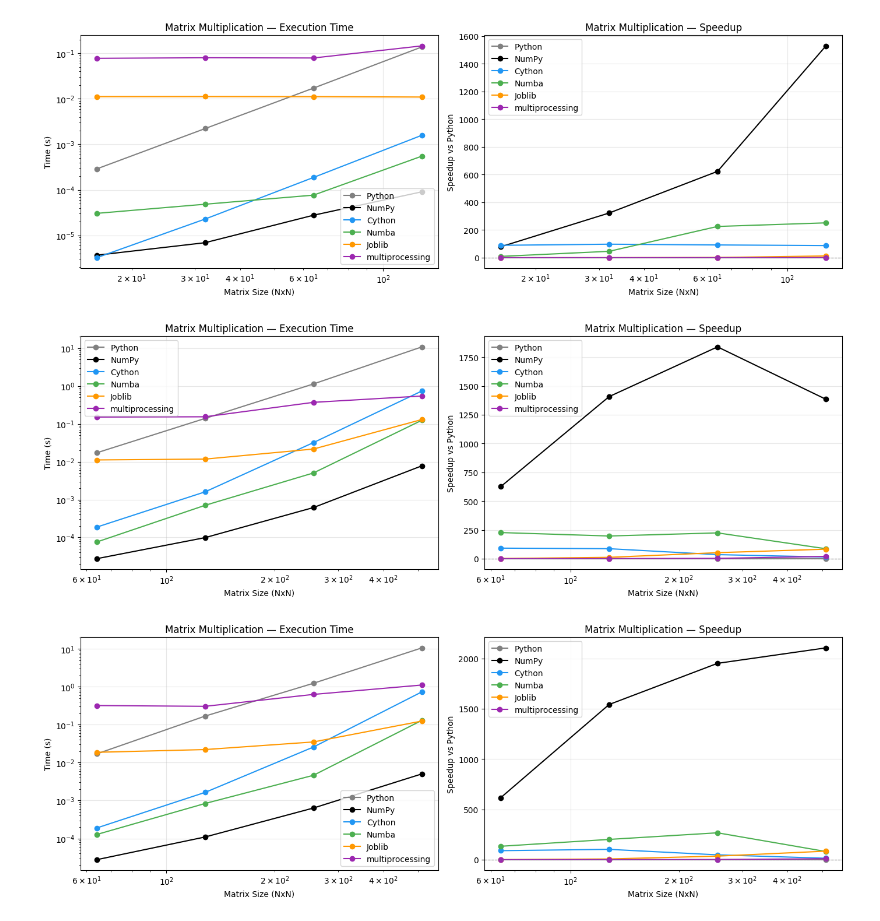
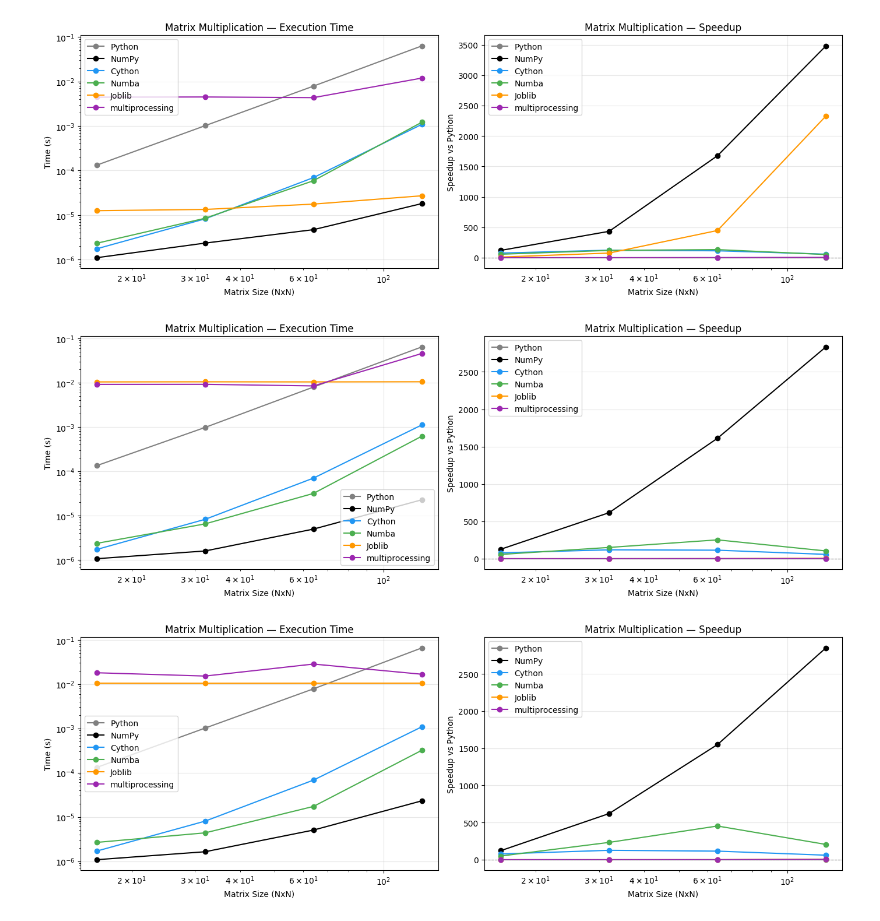
Before and after one commit to healthypunk/dss_experiments, a Jupyter notebook: mat_mul.ipynb, the cells around one changed output. Drawn from its saved outputs; the diff is of its cells as text; code cells hidden in the pictures.

```diff
--- a/mat_mul.ipynb
+++ b/mat_mul.ipynb
@@ -53,26 +69,29 @@ def mat_mult_numba(a,b):
 # %%
 %%cython
 # code adapted from https://le.qun.ch/en/blog/cython/
+from cython.parallel import prange
 import numpy as np
 cimport numpy as cnp
 cimport cython
 
 @cython.boundscheck(False)
 @cython.wraparound(False)
-def mat_mult_cython(cnp.ndarray[cnp.float64_t, ndim=2] a, cnp.ndarray[cnp.float64_t, ndim=2] b):
+def mat_mult_cython(cnp.ndarray[cnp.float64_t, ndim=2] a, cnp.ndarray[cnp.float64_t, ndim=2] b, int n_threads=1):
     cdef cnp.ndarray[cnp.float64_t, ndim=2] c
     cdef int n, p, m
-    cdef cnp.float64_t s
+    #cdef cnp.float64_t s
+    cdef double[:, :] av = a, bv = b, cv
     if a.shape[1] != b.shape[0]:
         raise ValueError('shape not matched')
     n, p, m = a.shape[0], a.shape[1], b.shape[1]
     c = np.zeros((n, m), dtype=np.float64)
-    for i in range(n):
-        for j in range(m):
-            s = 0
-            for k in range(p):
-                s += a[i, k] * b[k, j]
-            c[i, j] = s
+    cv = c
+    with nogil:
+        for i in prange(n, num_threads=n_threads, schedule='static'):
+            for j in range(m):
+                cv[i,j] = 0
+                for k in range(p):
+                    cv[i,j] += a[i, k] * b[k, j]
     return c
 # %%
 
@@ -116,16 +137,16 @@ for n in sizes:
     t = %timeit -o -q -n 20 mat_mult_np(a64, b64)
     results['NumPy'].append(t.best)
 
-    t = %timeit -o -q -n 20 mat_mult_cython(a64, b64)
+    t = %timeit -o -q -n 20 mat_mult_cython(a64, b64, 1)
     results['Cython'].append(t.best)
 
     t = %timeit -o -q -n 20 mat_mult_numba(a64, b64)
     results['Numba'].append(t.best)
 
-    t = %timeit -o -q -n 20 mat_mult_joblib(a64, b64, 4)
+    t = %timeit -o -q -n 20 mat_mult_joblib(a64, b64, 1)
     results['Joblib'].append(t.best)
 
-    t = %timeit -o -q -n 20 mat_mult_multip(a64, b64, 4)
+    t = %timeit -o -q -n 20 mat_mult_multip(a64, b64, 1)
     results['multiprocessing'].append(t.best)
 
 # Plot
@@ -157,4 +178,4 @@ plt.tight_layout()
 plt.savefig('matmul_results_4.png', dpi=150, bbox_inches='tight')
 plt.show()
 # %% [output]
-[figure, old version]
+[figure, new version]
@@ -162,7 +185,7 @@ plt.show()
 import matplotlib.pyplot as plt
 import numpy as np
 
-sizes = [64, 128, 256, 512]
+sizes = [16, 32, 64, 128]
 libraries = ['Python', 'NumPy', 'Cython', 'Numba', 'Joblib', 'multiprocessing']
 results = {lib: [] for lib in libraries}
 
@@ -178,45 +201,45 @@ for n in sizes:
     t = %timeit -o -q -n 20 mat_mult_np(a64, b64)
     results['NumPy'].append(t.best)
 
-    t = %timeit -o -q -n 20 mat_mult_cython(a64, b64)
+    t = %timeit -o -q -n 20 mat_mult_cython(a64, b64, 2)
     results['Cython'].append(t.best)
 
     t = %timeit -o -q -n 20 mat_mult_numba(a64, b64)
     results['Numba'].append(t.best)
 
-    t = %timeit -o -q -n 20 mat_mult_joblib(a64, b64, 8)
+    t = %timeit -o -q -n 20 mat_mult_joblib(a64, b64, 2)
     results['Joblib'].append(t.best)
 
-    t = %timeit -o -q -n 20 mat_mult_multip(a64, b64, 8)
+    t = %timeit -o -q -n 20 mat_mult_multip(a64, b64, 2)
     results['multiprocessing'].append(t.best)
 
 # Plot
 fig, axes = plt.subplots(1, 2, figsize=(14, 5))
 colors = ['gray', 'black', '#2196F3', '#4CAF50', '#FF9800', '#9C27B0']
 
 # Left: execution time
 for lib, color in zip(libraries, colors):
     axes[0].loglog(sizes, results[lib], marker='o', label=lib, color=color)
 axes[0].set_xlabel('Matrix Size (NxN)')
 axes[0].set_ylabel('Time (s)')
 axes[0].set_title('Matrix Multiplication — Execution Time')
 axes[0].legend()
 axes[0].grid(True, alpha=0.3)
 
 # Right: speedup vs Python
 baseline = results['Python']
 for lib, color in zip(libraries, colors):
     speedup = [baseline[i] / results[lib][i] for i in range(len(sizes))]
     axes[1].semilogx(sizes, speedup, marker='o', label=lib, color=color)
 axes[1].axhline(1.0, linestyle='--', color='gray', linewidth=0.8)
 axes[1].set_xlabel('Matrix Size (NxN)')
 axes[1].set_ylabel('Speedup vs Python')
 axes[1].set_title('Matrix Multiplication — Speedup')
 axes[1].legend()
 axes[1].grid(True, alpha=0.3)
 
 plt.tight_layout()
 plt.savefig('matmul_results_8.png', dpi=150, bbox_inches='tight')
 plt.show()
 # %% [output]
-[figure, old version]
+[figure, new version]
@@ -224,7 +249,7 @@ plt.show()
 import matplotlib.pyplot as plt
 import numpy as np
 
-sizes = [64, 128, 256, 512]
+sizes = [16, 32, 64, 128]
 libraries = ['Python', 'NumPy', 'Cython', 'Numba', 'Joblib', 'multiprocessing']
 results = {lib: [] for lib in libraries}
 
@@ -240,16 +265,16 @@ for n in sizes:
     t = %timeit -o -q -n 20 mat_mult_np(a64, b64)
     results['NumPy'].append(t.best)
 
-    t = %timeit -o -q -n 20 mat_mult_cython(a64, b64)
+    t = %timeit -o -q -n 20 mat_mult_cython(a64, b64,4)
     results['Cython'].append(t.best)
 
     t = %timeit -o -q -n 20 mat_mult_numba(a64, b64)
     results['Numba'].append(t.best)
 
-    t = %timeit -o -q -n 20 mat_mult_joblib(a64, b64, 16)
+    t = %timeit -o -q -n 20 mat_mult_joblib(a64, b64, 4)
     results['Joblib'].append(t.best)
 
-    t = %timeit -o -q -n 20 mat_mult_multip(a64, b64, 16)
+    t = %timeit -o -q -n 20 mat_mult_multip(a64, b64, 4)
     results['multiprocessing'].append(t.best)
 
 # Plot
@@ -281,4 +306,4 @@ plt.tight_layout()
 plt.savefig('matmul_results_16.png', dpi=150, bbox_inches='tight')
 plt.show()
 # %% [output]
-[figure, old version]
+[figure, new version]
```
Also changed, not shown: parts of 5 cells of this notebook, 4 other files.
